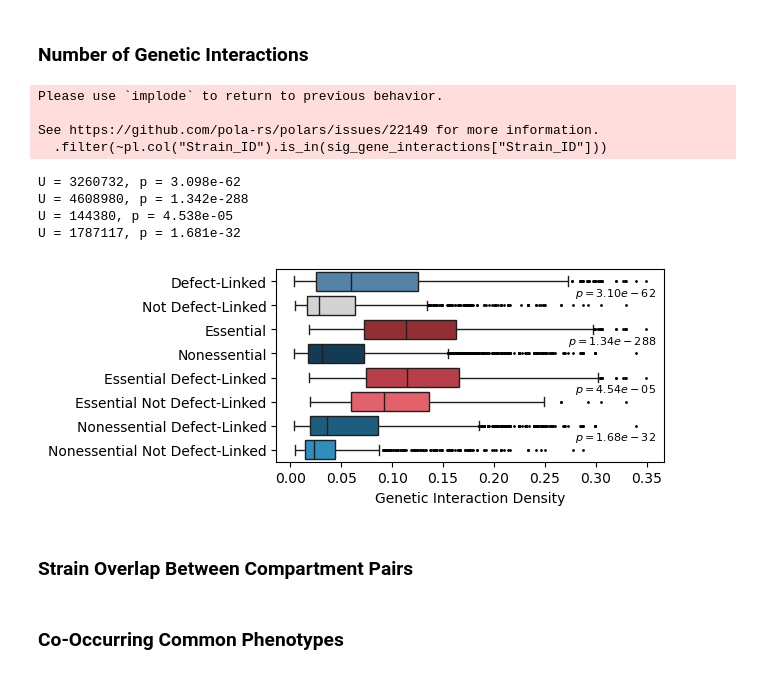
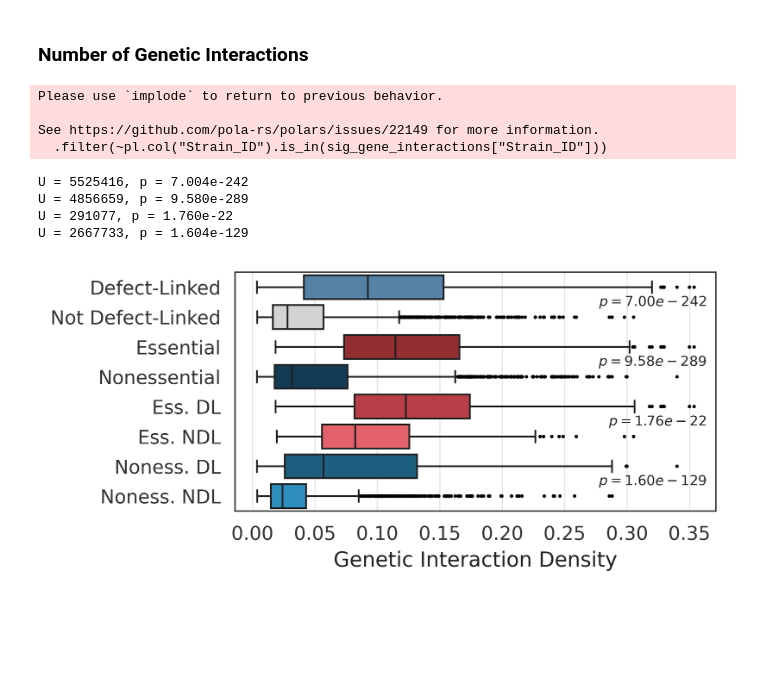
Before and after one commit to arsam-dj/MarkerProject, a Jupyter notebook: 12_make_plots_with_phenotype_data.ipynb, the cells around one changed output. Saved outputs shown, nothing was run; the diff lists cells and outputs as text; code cells hidden in the pictures; blank space fills up the shorter version.

Commit message:
Made several new plots.

```diff
--- a/12_make_plots_with_phenotype_data.ipynb
+++ b/12_make_plots_with_phenotype_data.ipynb
@@ -1213,7 +2540,7 @@ interactions = pl.read_excel("/home/alex/alex_files/markerproject_redux/misc_fil
 # sig genes only
 sig_gene_interactions = (
     pl
-    .read_excel(f"/home/alex/alex_files/markerproject_redux/strain_filtering/{phenotype_set}/filtered_strain_workbooks/all_filtered_strains.xlsx", sheet_name=sheet_data)
+    .read_excel(f"/home/alex/alex_files/markerproject_redux/strain_filtering/{phenotype_set}/filtered_strain_workbooks/Combined_{phenotype_set}_Data.xlsx", sheet_name=sheet_data)
     .with_columns(pl.col("Strain_ID").alias("Strain_ID_2"))
     .with_columns(pl.col("Strain_ID_2").str.split("-").list.to_struct(fields=["Strain", "Condition"])).unnest("Strain_ID_2")
     .join(interactions, on=["ORF", "Strain"], how="left")
@@ -1526,2 +2848,0 @@ markers = ["Heh2"]
-# %%
-sheet_data = 'SheetE'
@@ -1703,17 +2857,9 @@ interactions = pl.read_excel("/home/alex/alex_files/markerproject_redux/misc_fil
 # sig genes only
 sig_gene_interactions = (
     pl
-    .read_excel(f"/home/alex/alex_files/markerproject_redux/strain_filtering/{phenotype_set}/filtered_strain_workbooks/all_filtered_strains.xlsx", sheet_name=sheet_data)
+    .read_excel(f"/home/alex/alex_files/markerproject_redux/strain_filtering/{phenotype_set}/filtered_strain_workbooks/Combined_{phenotype_set}_Data.xlsx", sheet_name=sheet_data)
     .with_columns(pl.col("Strain_ID").alias("Strain_ID_2"))
     .with_columns(pl.col("Strain_ID_2").str.split("-").list.to_struct(fields=["Strain", "Condition"])).unnest("Strain_ID_2")
-    .with_columns(
-            (
-                pl
-                .when(pl.col("Strain").str.contains("tsa"))
-                .then(pl.lit("Essential"))
-                .otherwise(pl.lit("Nonessential"))
-                ).alias("Essentiality")
-            )
     .join(interactions, on=["ORF", "Strain"], how="left")
     .select(["ORF", "Strain_ID", "Essentiality", "Total_Density"])
     .unique()
@@ -1722,17 +2868,9 @@ sig_gene_interactions = (
 # all_genes
 all_gene_interactions = (
     pl
-    .read_excel(f"/home/alex/alex_files/markerproject_redux/strain_filtering/{phenotype_set}/filtered_strain_workbooks/all_filtered_strains.xlsx", sheet_name="SheetC")
+    .read_excel(f"/home/alex/alex_files/markerproject_redux/strain_filtering/{phenotype_set}/filtered_strain_workbooks/Combined_{phenotype_set}_Data.xlsx", sheet_name="SheetC")
     .with_columns(pl.col("Strain_ID").alias("Strain_ID_2"))
     .with_columns(pl.col("Strain_ID_2").str.split("-").list.to_struct(fields=["Strain", "Condition"])).unnest("Strain_ID_2")
-    .with_columns(
-            (
-                pl
-                .when(pl.col("Strain").str.contains("tsa"))
-                .then(pl.lit("Essential"))
-                .otherwise(pl.lit("Nonessential"))
-                ).alias("Essentiality")
-            )
     .join(interactions, on=["ORF", "Strain"], how="left")
     .select(["ORF", "Strain_ID", "Essentiality", "Total_Density"])
     .unique()
@@ -1764,26 +2902,26 @@ essential_genes_linked_to_defects = (
     genes_linked_to_defects
     .filter(pl.col("Essentiality") == "Essential")
     .drop("Group")
-    .with_columns(pl.lit("Essential Defect-Linked").alias("Group"))
+    .with_columns(pl.lit("Ess. DL").alias("Group"))
 )
 essential_genes_not_linked_to_defects = (
     genes_not_linked_to_defects
     .filter(pl.col("Essentiality") == "Essential")
     .drop("Group")
-    .with_columns(pl.lit("Essential Not Defect-Linked").alias("Group"))
+    .with_columns(pl.lit("Ess. NDL").alias("Group"))
 )
 
 nonessential_genes_linked_to_defects = (
     genes_linked_to_defects
     .filter(pl.col("Essentiality") == "Nonessential")
     .drop("Group")
-    .with_columns(pl.lit("Nonessential Defect-Linked").alias("Group"))
+    .with_columns(pl.lit("Noness. DL").alias("Group"))
 )
 nonessential_genes_not_linked_to_defects = (
     genes_not_linked_to_defects
     .filter(pl.col("Essentiality") == "Nonessential")
     .drop("Group")
-    .with_columns(pl.lit("Nonessential Not Defect-Linked").alias("Group"))
+    .with_columns(pl.lit("Noness. NDL").alias("Group"))
 )
 
 final_dataset = (
@@ -1851,7 +2989,7 @@ print(f"U = {u_g2:.0f}, p = {p_g2:.3e}")
 ## --------------------------------------
 essential_defect_linked = (
     final_dataset
-    .filter(pl.col("Group") == "Essential Defect-Linked")
+    .filter(pl.col("Group") == "Ess. DL")
     .get_column("Total_Density")
     .drop_nulls()
     .to_numpy()
@@ -1859,7 +2997,7 @@ essential_defect_linked = (
 
 essential_not_defect_linked = (
     final_dataset
-    .filter(pl.col("Group") == "Essential Not Defect-Linked")
+    .filter(pl.col("Group") == "Ess. NDL")
     .get_column("Total_Density")
     .drop_nulls()
     .to_numpy()
@@ -1876,7 +3014,7 @@ print(f"U = {u_g3:.0f}, p = {p_g3:.3e}")
 ## --------------------------------------
 nonessential_defect_linked = (
     final_dataset
-    .filter(pl.col("Group") == "Nonessential Defect-Linked")
+    .filter(pl.col("Group") == "Noness. DL")
     .get_column("Total_Density")
     .drop_nulls()
     .to_numpy()
@@ -1884,7 +3022,7 @@ nonessential_defect_linked = (
 
 nonessential_not_defect_linked = (
     final_dataset
-    .filter(pl.col("Group") == "Nonessential Not Defect-Linked")
+    .filter(pl.col("Group") == "Noness. NDL")
     .get_column("Total_Density")
     .drop_nulls()
     .to_numpy()
@@ -1911,10 +3049,10 @@ sns.boxplot(
         "Not Defect-Linked": "#D3D3D3",
         "Essential": "#A41E24",
         "Nonessential": "#083E5F",
-        "Essential Defect-Linked": "#CC2B37",
-        "Essential Not Defect-Linked": "#F94B58",
-        "Nonessential Defect-Linked": "#0D638E",
-        "Nonessential Not Defect-Linked": "#1696D6",
+        "Ess. DL": "#CC2B37",
+        "Ess. NDL": "#F94B58",
+        "Noness. DL": "#0D638E",
+        "Noness. NDL": "#1696D6",
         },
     flierprops=dict(
         marker='o',
@@ -1928,47 +3066,45 @@ sns.boxplot(
 p_values = {
     "Defect-Linked": p_g1,
     "Essential": p_g2,
-    "Essential Defect-Linked": p_g3,
-    "Nonessential Defect-Linked": p_g4,
+    "Ess. DL": p_g3,
+    "Noness. DL": p_g4,
 }
 
 y_positions = {
     "Defect-Linked": 0.5,
     "Essential": 2.5,
-    "Essential Defect-Linked": 4.5,
-    "Nonessential Defect-Linked": 6.5,
+    "Ess. DL": 4.5,
+    "Noness. DL": 6.5,
 }
 
 for group, p in p_values.items():
 
     p_text = rf"$p = {p:.2e}$"
 
     ax.text(
         0.98,
         y_positions[group],
         p_text,
         transform=ax.get_yaxis_transform(),
         ha="right",
         va="center",
         fontsize=8,
     )
 
 plt.xlabel("Genetic Interaction Density")
 plt.ylabel("")
 
 if save_figs:
     plt.savefig("/mnt/c/Users/peree/OneDrive/Desktop/gene_interactions.pdf", format="pdf",  bbox_inches="tight")
 plt.show()
 plt.close()
 # %% [output]
 Please use `implode` to return to previous behavior.
 
 See https://github.com/pola-rs/polars/issues/22149 for more information.
   .filter(~pl.col("Strain_ID").is_in(sig_gene_interactions["Strain_ID"]))
-U = 3260732, p = 3.098e-62
-U = 4608980, p = 1.342e-288
-U = 144380, p = 4.538e-05
-U = 1787117, p = 1.681e-32
+U = 5525416, p = 7.004e-242
+U = 4856659, p = 9.580e-289
+U = 291077, p = 1.760e-22
+U = 2667733, p = 1.604e-129
-[figure, old version]
+[figure, new version]
-# %% [markdown]
-### Strain Overlap Between Compartment Pairs
@@ -2044,2 +3110,0 @@ plt.close()
-# %% [markdown]
-### Co-Occurring Common Phenotypes
```
Also changed, not shown: parts of 53 cells of this notebook.
